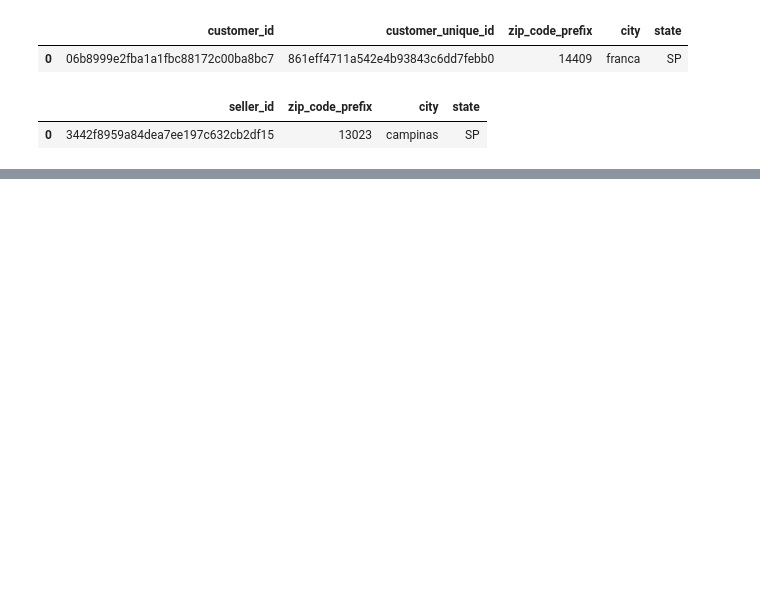
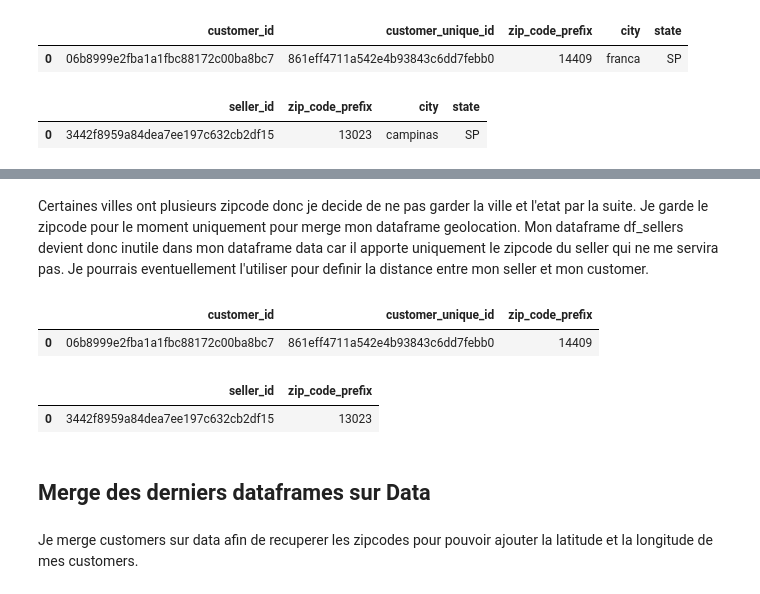
Before and after one commit to subut0n/marketing_segmentation, a Jupyter notebook: segmentation_eda.ipynb, the cells around one changed output, grey strips where cells are left out. Saved outputs shown, nothing was run; the diff lists cells and outputs as text; code cells hidden in the pictures; blank space fills up the shorter version.

```diff
--- a/segmentation_eda.ipynb
+++ b/segmentation_eda.ipynb
@@ -261,4 +255,0 @@ Je merge ensuite mon df_geolocation dans df_customers et df_sellers.
-# %%
-df_customers = df_customers.merge(df_geolocation, on=['zip_code_prefix', 'city', 'state'])
-df_customers = df_customers.groupby(['customer_id', 'customer_unique_id', 'zip_code_prefix', 'city', 'state']).mean().reset_index()
-df_customers.head(1)
@@ -292,0 +364,18 @@ data.head(1)
+# %% [markdown]
+Certaines villes ont plusieurs zipcode donc je decide de ne pas garder la ville et l'etat par la suite. Je garde le zipcode pour le moment uniquement pour merge mon dataframe geolocation. Mon dataframe df_sellers devient donc inutile dans mon dataframe data car il apporte uniquement le zipcode du seller qui ne me servira pas. Je pourrais eventuellement l'utiliser pour definir la distance entre mon seller et mon customer.
+# %%
+df_customers = df_customers.drop(['state', 'city'], axis=1)
+df_customers.head(1)
+# %% [output]
+|  | customer_id | customer_unique_id | zip_code_prefix |
+| 0 | 06b8999e2fba1a1fbc88172c00ba8bc7 | 861eff4711a542e4b93843c6dd7febb0 | 14409 |
+# %%
+df_sellers = df_sellers.drop(['state', 'city'], axis=1)
+df_sellers.head(1)
+# %% [output]
+|  | seller_id | zip_code_prefix |
+| 0 | 3442f8959a84dea7ee197c632cb2df15 | 13023 |
+# %% [markdown]
+## Merge des derniers dataframes sur Data
+# %% [markdown]
+Je merge customers sur data afin de recuperer les zipcodes pour pouvoir ajouter la latitude et la longitude de mes customers.
```
Also changed, not shown: parts of 39 cells of this notebook, 1 other file.
